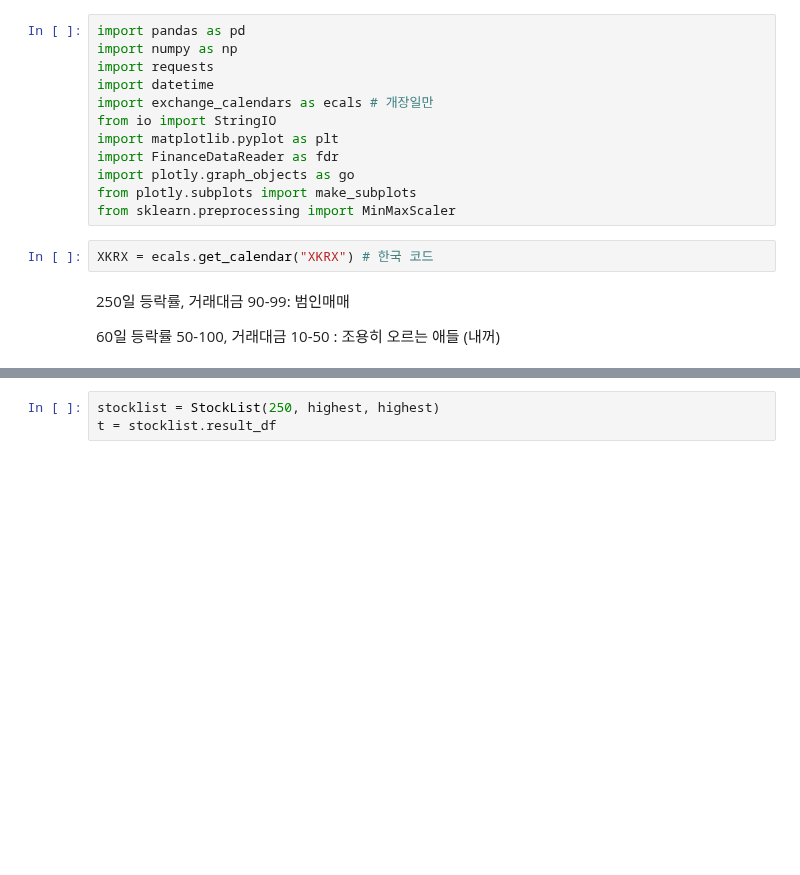
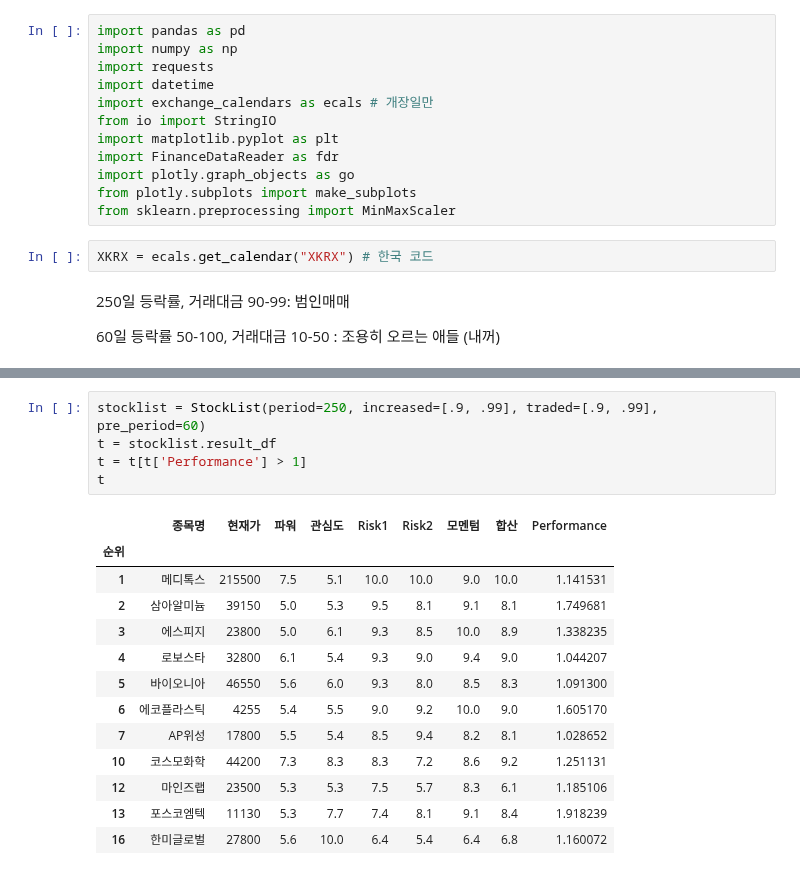
Before and after one commit to yeonghun00/stock-notes, a Jupyter notebook: useful/good_stocks.ipynb, the cells around one changed output, grey strips where cells are left out. Cells and saved outputs as stored; diff of their text form; blank space fills up the shorter version.

```diff
--- a/useful/good_stocks.ipynb
+++ b/useful/good_stocks.ipynb
@@ -224,7 +198,23 @@ files.download('ai_df.csv')
 # %% [output]
 [interactive output not drawn]
 [interactive output not drawn]
-# %%
-stocklist = StockList(250, highest, highest)
-t = stocklist.result_df
+# %%
+stocklist = StockList(period=250, increased=[.9, .99], traded=[.9, .99], pre_period=60)
+t = stocklist.result_df
+t = t[t['Performance'] > 1]
+t
+# %% [output]
+|  | 종목명 | 현재가 | 파워 | 관심도 | Risk1 | Risk2 | 모멘텀 | 합산 | Performance |
+| 순위 |  |  |  |  |  |  |  |  |  |
+| 1 | 메디톡스 | 215500 | 7.5 | 5.1 | 10.0 | 10.0 | 9.0 | 10.0 | 1.141531 |
+| 2 | 삼아알미늄 | 39150 | 5.0 | 5.3 | 9.5 | 8.1 | 9.1 | 8.1 | 1.749681 |
+| 3 | 에스피지 | 23800 | 5.0 | 6.1 | 9.3 | 8.5 | 10.0 | 8.9 | 1.338235 |
+| 4 | 로보스타 | 32800 | 6.1 | 5.4 | 9.3 | 9.0 | 9.4 | 9.0 | 1.044207 |
+| 5 | 바이오니아 | 46550 | 5.6 | 6.0 | 9.3 | 8.0 | 8.5 | 8.3 | 1.091300 |
+| 6 | 에코플라스틱 | 4255 | 5.4 | 5.5 | 9.0 | 9.2 | 10.0 | 9.0 | 1.605170 |
+| 7 | AP위성 | 17800 | 5.5 | 5.4 | 8.5 | 9.4 | 8.2 | 8.1 | 1.028652 |
+| 10 | 코스모화학 | 44200 | 7.3 | 8.3 | 8.3 | 7.2 | 8.6 | 9.2 | 1.251131 |
+| 12 | 마인즈랩 | 23500 | 5.3 | 5.3 | 7.5 | 5.7 | 8.3 | 6.1 | 1.185106 |
+| 13 | 포스코엠텍 | 11130 | 5.3 | 7.7 | 7.4 | 8.1 | 9.1 | 8.4 | 1.918239 |
+| 16 | 한미글로벌 | 27800 | 5.6 | 10.0 | 6.4 | 5.4 | 6.4 | 6.8 | 1.160072 |
 # %%
```
Also changed, not shown: parts of 12 cells of this notebook.
